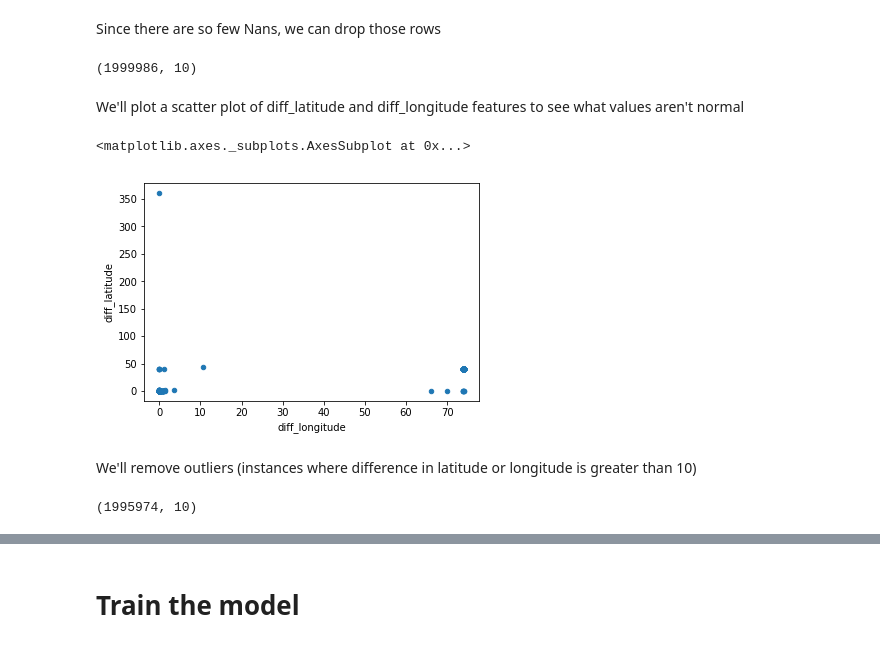
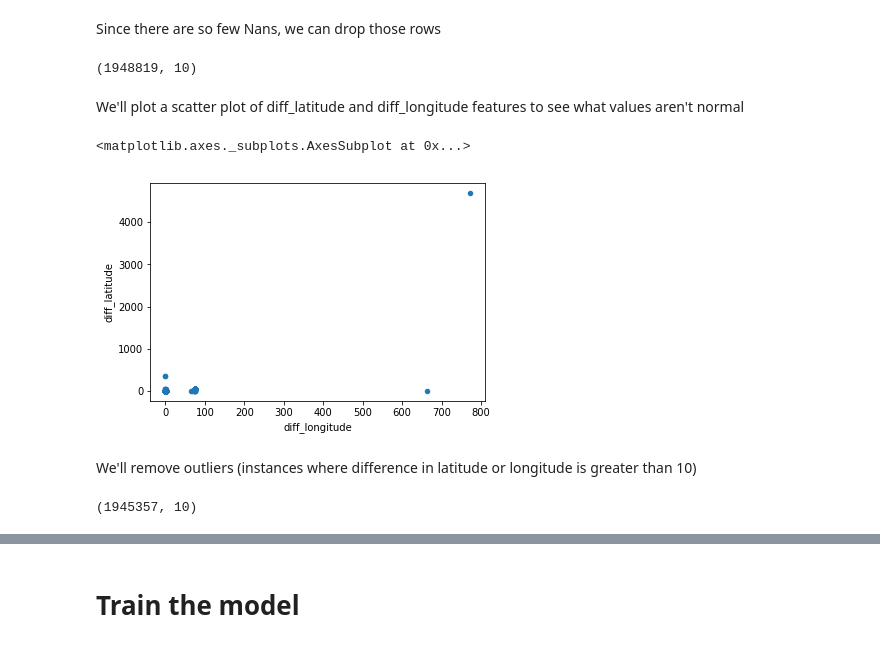
Before and after one commit to tchanda90/kaggle-taxifare, a Jupyter notebook: taxifare.ipynb, the cells around one changed output, grey strips where cells are left out. Saved outputs shown, nothing was run; the diff lists cells and outputs as text; code cells hidden in the pictures.

```diff
--- a/taxifare.ipynb
+++ b/taxifare.ipynb
@@ -41,0 +50,2 @@ We will add a travel vector feature that contains the distance between pickup an
+# %%
+train = train[ (train['fare_amount'] > 2.5) & (train['fare_amount'] < 100) ]
@@ -42,3 +59,5 @@ We will add a travel vector feature that contains the distance between pickup an
+# %%
+train = train[train['passenger_count'] < 6]
 # %%
 def add_travel_vector(df):
     df['diff_longitude'] = abs(df['pickup_longitude'] - df['dropoff_longitude'])
@@ -60,14 +79,14 @@ train.dropna(inplace=True)
 # %%
 train.shape
 # %% [output]
-(1999986, 10)
+(1948819, 10)
 # %% [markdown]
 We'll plot a scatter plot of diff_latitude and diff_longitude features to see what values aren't normal
 # %%
-train.iloc[:50000].plot.scatter('diff_longitude', 'diff_latitude')
+train.sample(50000).plot.scatter('diff_longitude', 'diff_latitude')
 # %% [output]
 <matplotlib.axes._subplots.AxesSubplot at 0x...>
-[figure, old version]
+[figure, new version]
 # %% [markdown]
 We'll remove outliers (instances where difference in latitude or longitude is greater than 10)
 # %%
@@ -75,4 +94,4 @@ train = train[(train['diff_longitude'] < 10) & (train['diff_latitude'] < 10)]
 # %%
 train.shape
 # %% [output]
-(1995974, 10)
+(1945357, 10)
```
Also changed, not shown: parts of 13 cells of this notebook.
